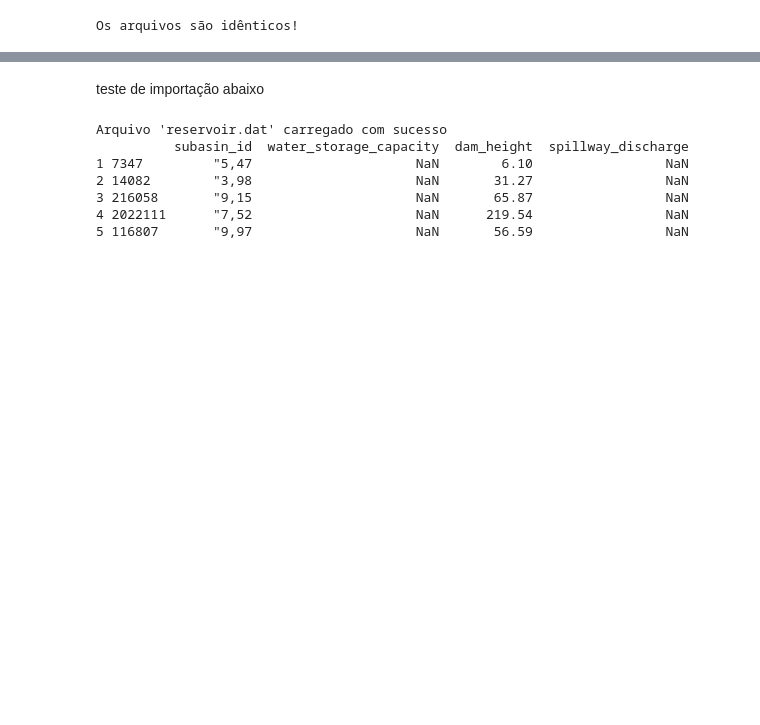
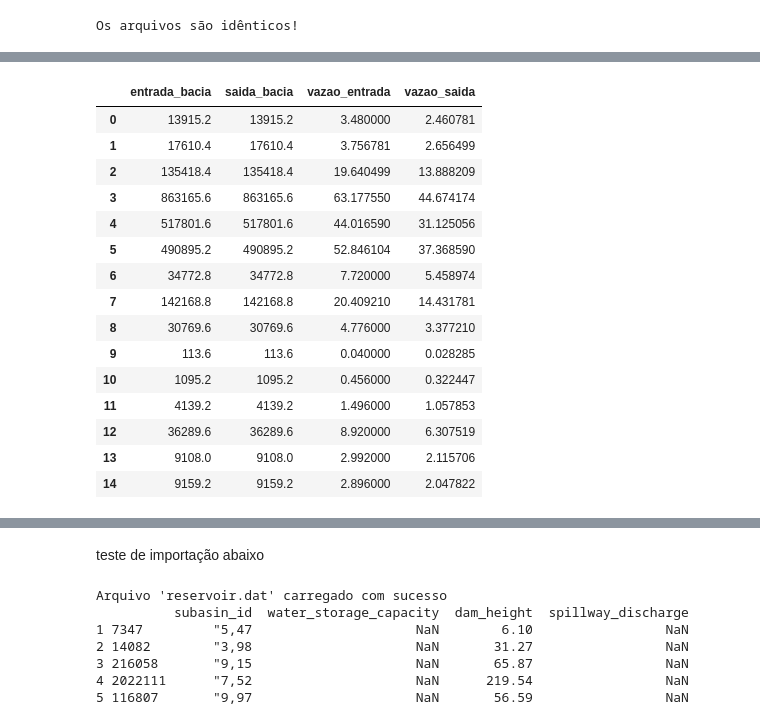
Before and after one commit to infracosteira/CaDBr, a Jupyter notebook: CaDBr.ipynb, the cells around one changed output, grey strips where cells are left out. Cells and saved outputs as stored; diff of their text form; code cells hidden in the pictures; blank space fills up the shorter version.

```diff
--- a/CaDBr.ipynb
+++ b/CaDBr.ipynb
@@ -59,0 +127,19 @@ def clean_dataframe_columns(df, exclude_cols=None):
+# %%
+df_referencia
+# %% [output]
+|  | entrada_bacia | saida_bacia | vazao_entrada | vazao_saida |
+| 0 | 13915.2 | 13915.2 | 3.480000 | 2.460781 |
+| 1 | 17610.4 | 17610.4 | 3.756781 | 2.656499 |
+| 2 | 135418.4 | 135418.4 | 19.640499 | 13.888209 |
+| 3 | 863165.6 | 863165.6 | 63.177550 | 44.674174 |
+| 4 | 517801.6 | 517801.6 | 44.016590 | 31.125056 |
+| 5 | 490895.2 | 490895.2 | 52.846104 | 37.368590 |
+| 6 | 34772.8 | 34772.8 | 7.720000 | 5.458974 |
+| 7 | 142168.8 | 142168.8 | 20.409210 | 14.431781 |
+| 8 | 30769.6 | 30769.6 | 4.776000 | 3.377210 |
+| 9 | 113.6 | 113.6 | 0.040000 | 0.028285 |
+| 10 | 1095.2 | 1095.2 | 0.456000 | 0.322447 |
+| 11 | 4139.2 | 4139.2 | 1.496000 | 1.057853 |
+| 12 | 36289.6 | 36289.6 | 8.920000 | 6.307519 |
+| 13 | 9108.0 | 9108.0 | 2.992000 | 2.115706 |
+| 14 | 9159.2 | 9159.2 | 2.896000 | 2.047822 |
```
Also changed, not shown: parts of 11 cells of this notebook, 3 other files.
